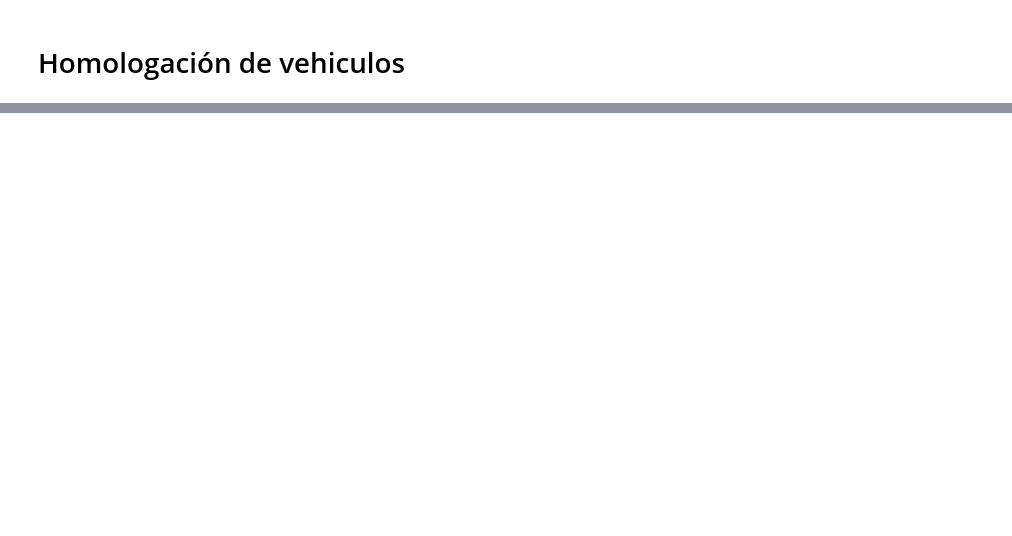
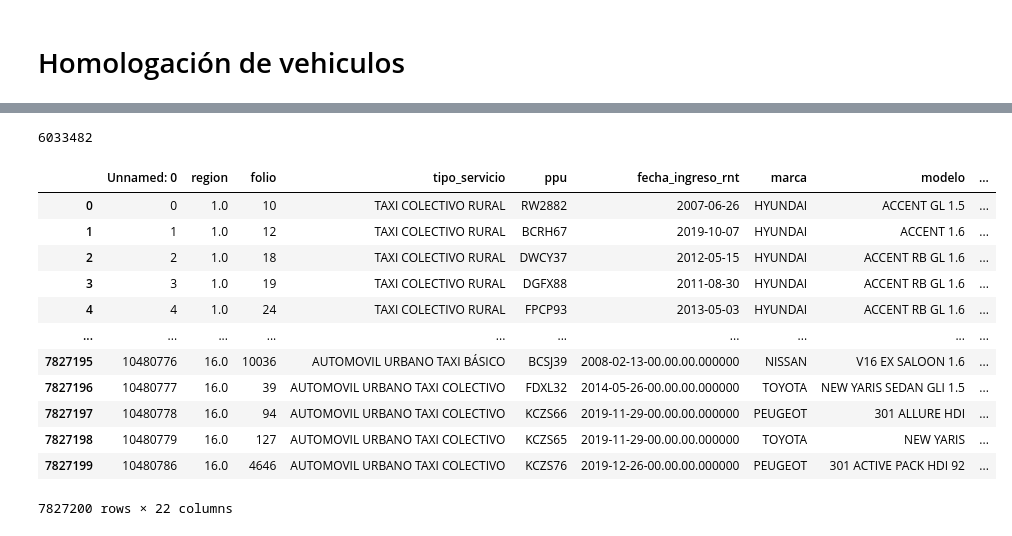
Before and after one commit to HiroshiSks/CMS-PRUEBA-TECNICA, a Jupyter notebook: BBDD/matching.ipynb, the cells around one changed output, grey strips where cells are left out. Saved outputs shown, nothing was run; the diff lists cells and outputs as text; code cells hidden in the pictures; blank space fills up the shorter version.

```diff
--- a/BBDD/matching.ipynb
+++ b/BBDD/matching.ipynb
@@ -809,0 +814,5 @@ array(['accent_gl_1_5', 'accent_1_6', 'accent_rb_gl_1_6', ...,
+# %%
+
+nomina_vehiculos["modelo_normalizado"] = (
+    nomina_vehiculos["modelo"].apply(normalizar_texto)
+)
@@ -828,8 +824,0 @@ nomina_vehiculos
-# %%
-nomina_vehiculos["marca_nrormalizada"] = (
-    nomina_vehiculos["marca"].map(normalizar_texto)
-)
-
-nomina_vehiculos["modelo_normalizado"] = (
-    nomina_vehiculos["modelo"].map(normalizar_texto)
-)
@@ -1011,0 +924,8 @@ matches_con_propulsion
+# %%
+
+
+matches_final = matches_df[matches_df["score"] >= 60].copy()
+
+
+print("=== MATCHES FINALES ===")
+matches_final
@@ -1011,0 +947,3 @@ matches_con_propulsion
+# %%
+matches_final = matches_final.merge(nomina_vehiculos[['id_modelo','combustible']], on='id_modelo', how='left')
+matches_final
@@ -1011,0 +964,23 @@ matches_con_propulsion
+# %%
+vehiculos_df.combustible.isnull().sum()
+# %% [output]
+6033482
+# %%
+# Merge de los matches con el vehiculo
+vehiculos = vehiculos_df.merge(
+    matches_final[['modelo_tp_match','combustible']], left_on='modelo_normalizado', right_on='modelo_tp_match', how='left')
+vehiculos
+# %% [output]
+|  | Unnamed: 0 | region | folio | tipo_servicio | ppu | fecha_ingreso_rnt | marca | modelo | ... |
+| 0 | 0 | 1.0 | 10 | TAXI COLECTIVO RURAL | RW2882 | 2007-06-26 | HYUNDAI | ACCENT GL 1.5 | ... |
+| 1 | 1 | 1.0 | 12 | TAXI COLECTIVO RURAL | BCRH67 | 2019-10-07 | HYUNDAI | ACCENT 1.6 | ... |
+| 2 | 2 | 1.0 | 18 | TAXI COLECTIVO RURAL | DWCY37 | 2012-05-15 | HYUNDAI | ACCENT RB GL 1.6 | ... |
+| 3 | 3 | 1.0 | 19 | TAXI COLECTIVO RURAL | DGFX88 | 2011-08-30 | HYUNDAI | ACCENT RB GL 1.6 | ... |
+| 4 | 4 | 1.0 | 24 | TAXI COLECTIVO RURAL | FPCP93 | 2013-05-03 | HYUNDAI | ACCENT RB GL 1.6 | ... |
+| ... | ... | ... | ... | ... | ... | ... | ... | ... | ... |
+| 7827195 | 10480776 | 16.0 | 10036 | AUTOMOVIL URBANO TAXI BÁSICO | BCSJ39 | 2008-02-13-00.00.00.000000 | NISSAN | V16 EX SALOON 1.6 | ... |
+| 7827196 | 10480777 | 16.0 | 39 | AUTOMOVIL URBANO TAXI COLECTIVO | FDXL32 | 2014-05-26-00.00.00.000000 | TOYOTA | NEW YARIS SEDAN GLI 1.5 | ... |
+| 7827197 | 10480778 | 16.0 | 94 | AUTOMOVIL URBANO TAXI COLECTIVO | KCZS66 | 2019-11-29-00.00.00.000000 | PEUGEOT | 301 ALLURE HDI | ... |
+| 7827198 | 10480779 | 16.0 | 127 | AUTOMOVIL URBANO TAXI COLECTIVO | KCZS65 | 2019-11-29-00.00.00.000000 | TOYOTA | NEW YARIS | ... |
+| 7827199 | 10480786 | 16.0 | 4646 | AUTOMOVIL URBANO TAXI COLECTIVO | KCZS76 | 2019-12-26-00.00.00.000000 | PEUGEOT | 301 ACTIVE PACK HDI 92 | ... |
+7827200 rows × 22 columns
```
Also changed, not shown: parts of 26 cells of this notebook, 11 other files.
